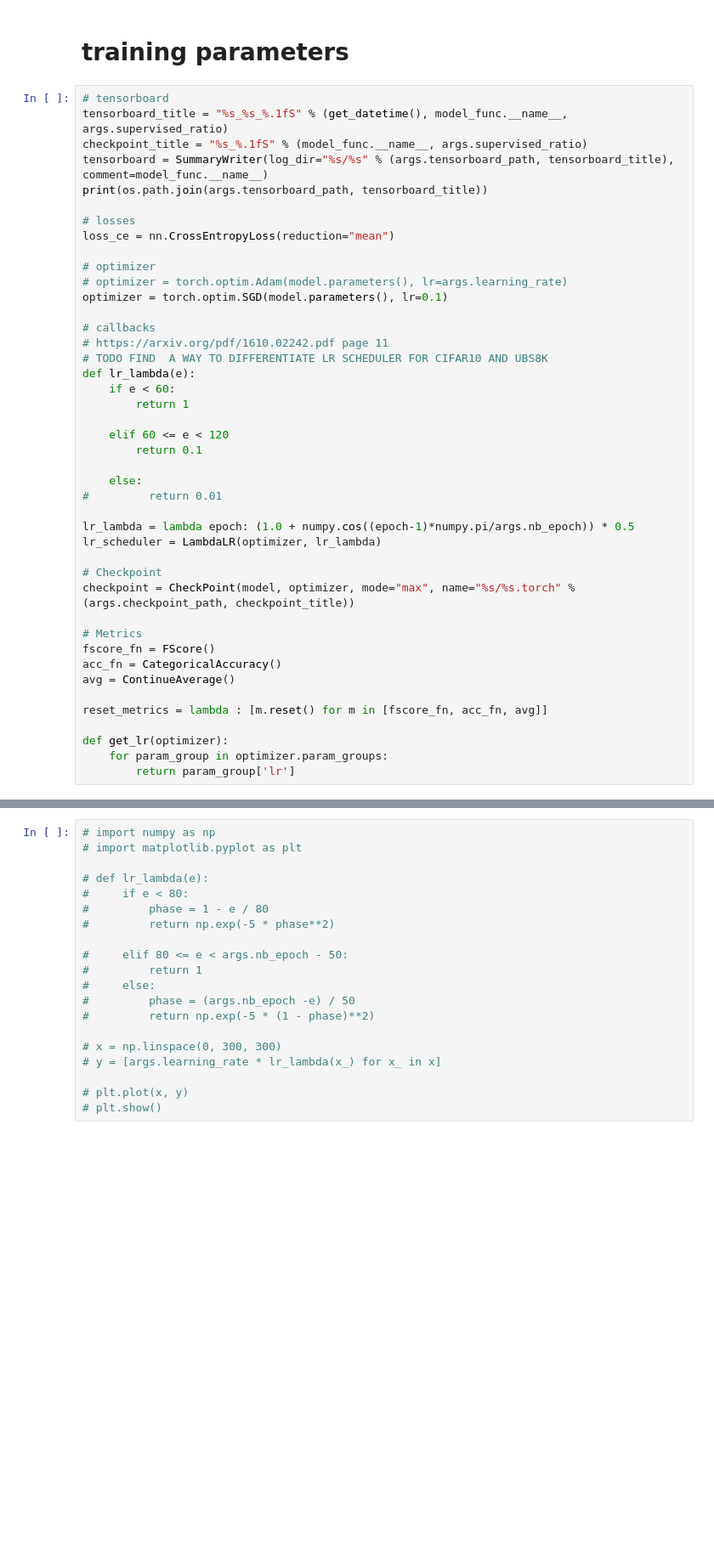
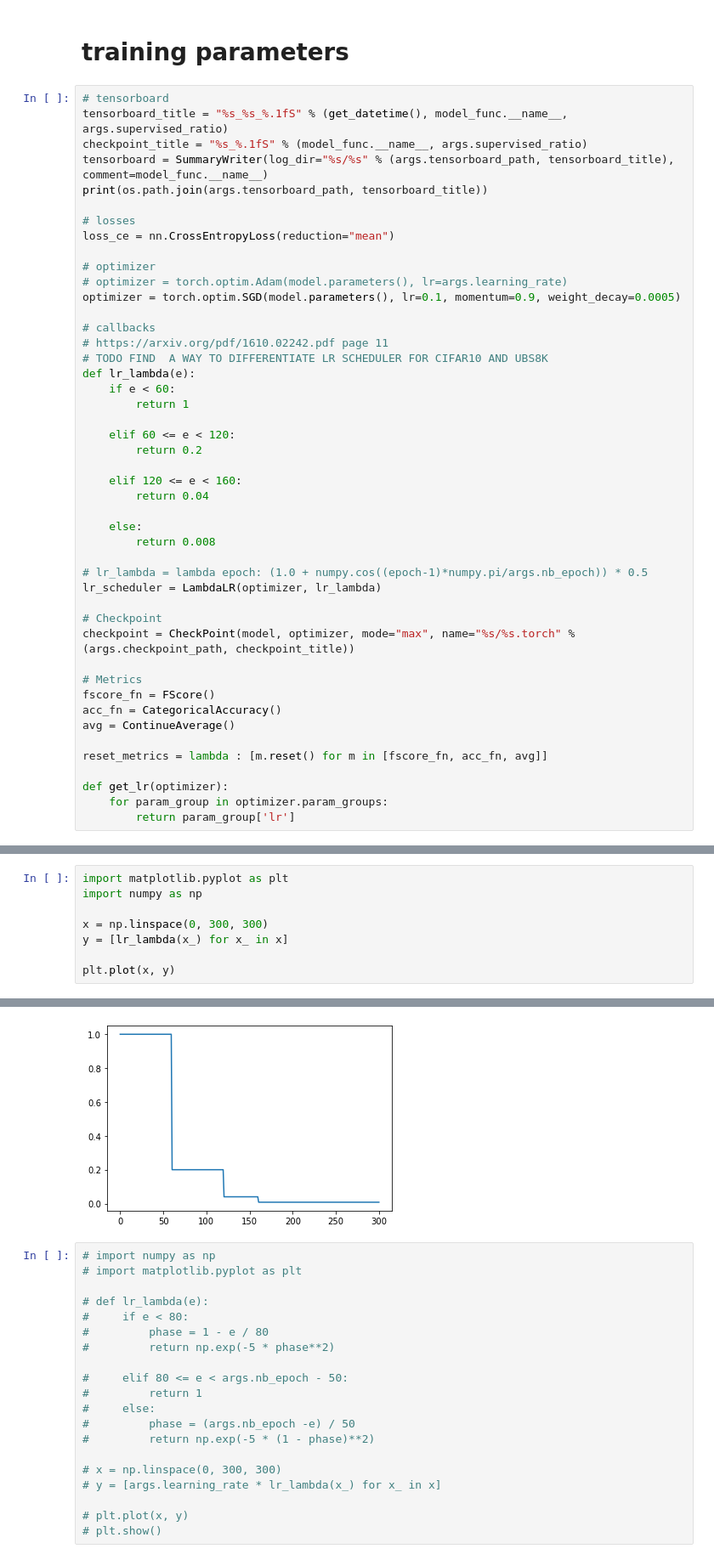
Before and after one commit to lcances/Deep-Co-Training, a Jupyter notebook: notebooks/full_supervised.ipynb, the cells around one changed output, grey strips where cells are left out. Shown at 85% size. Saved outputs shown, nothing was run; the diff lists cells and outputs as text; blank space fills up the shorter version.

```diff
--- a/notebooks/full_supervised.ipynb
+++ b/notebooks/full_supervised.ipynb
@@ -178,7 +179,7 @@ loss_ce = nn.CrossEntropyLoss(reduction="mean")
 
 # optimizer
 # optimizer = torch.optim.Adam(model.parameters(), lr=args.learning_rate)
-optimizer = torch.optim.SGD(model.parameters(), lr=0.1)
+optimizer = torch.optim.SGD(model.parameters(), lr=0.1, momentum=0.9, weight_decay=0.0005)
 
 # callbacks
 # https://arxiv.org/pdf/1610.02242.pdf page 11
@@ -187,13 +188,16 @@ def lr_lambda(e):
     if e < 60:
         return 1
 
-    elif 60 <= e < 120
-        return 0.1
+    elif 60 <= e < 120:
+        return 0.2
+
+    elif 120 <= e < 160:
+        return 0.04
 
     else:
-#         return 0.01
+        return 0.008
 
-lr_lambda = lambda epoch: (1.0 + numpy.cos((epoch-1)*numpy.pi/args.nb_epoch)) * 0.5
+# lr_lambda = lambda epoch: (1.0 + numpy.cos((epoch-1)*numpy.pi/args.nb_epoch)) * 0.5
 lr_scheduler = LambdaLR(optimizer, lr_lambda)
 
 # Checkpoint
@@ -213,0 +218,9 @@ def get_lr(optimizer):
+# %%
+import matplotlib.pyplot as plt
+import numpy as np
+
+x = np.linspace(0, 300, 300)
+y = [lr_lambda(x_) for x_ in x]
+
+plt.plot(x, y)
+# %% [output]
@@ -214,3 +228,4 @@ def get_lr(optimizer):
+[figure, added]
 # %%
 # import numpy as np
 # import matplotlib.pyplot as plt
```
Also changed, not shown: parts of 6 cells of this notebook.
